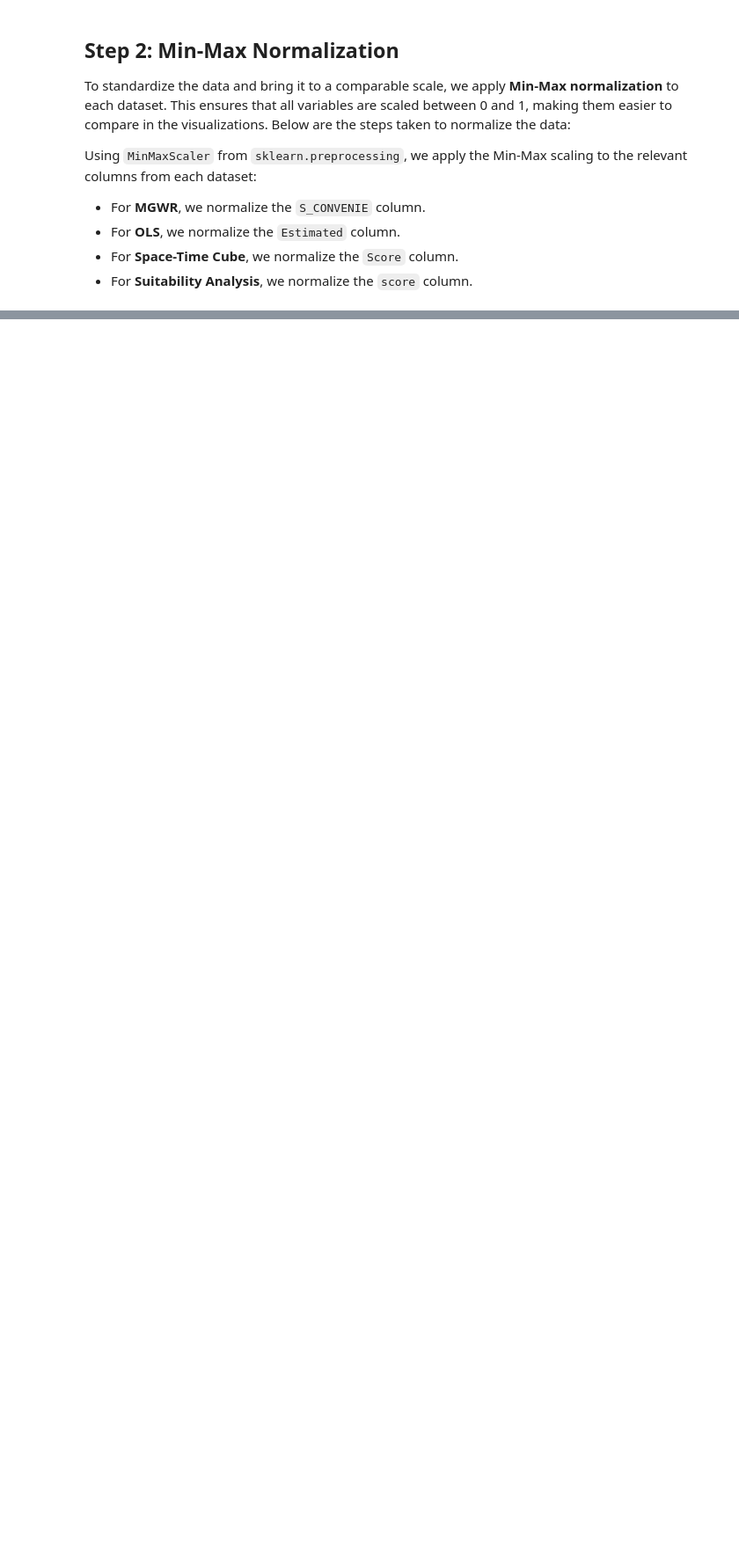
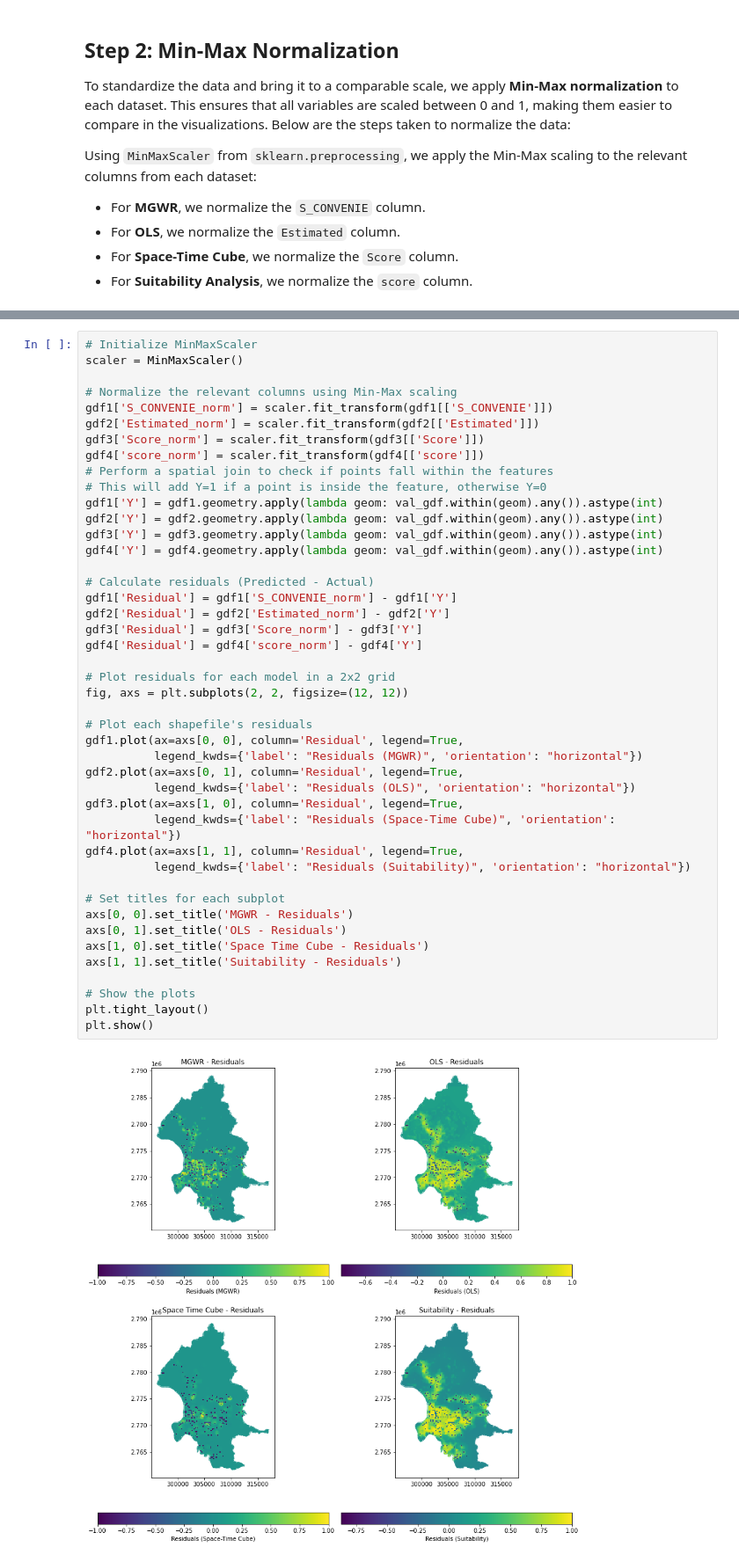
Before and after one commit to chuang091/MGWR, a Jupyter notebook: validation.ipynb, the cells around one changed output, grey strips where cells are left out. Shown at 88% size. Drawn from its saved outputs; the diff is of its cells as text; blank space fills up the shorter version.

```diff
--- a/validation.ipynb
+++ b/validation.ipynb
@@ -134,0 +168,46 @@ plt.show()
+# %%
+# Initialize MinMaxScaler
+scaler = MinMaxScaler()
+
+# Normalize the relevant columns using Min-Max scaling
+gdf1['S_CONVENIE_norm'] = scaler.fit_transform(gdf1[['S_CONVENIE']])
+gdf2['Estimated_norm'] = scaler.fit_transform(gdf2[['Estimated']])
+gdf3['Score_norm'] = scaler.fit_transform(gdf3[['Score']])
+gdf4['score_norm'] = scaler.fit_transform(gdf4[['score']])
+# Perform a spatial join to check if points fall within the features
+# This will add Y=1 if a point is inside the feature, otherwise Y=0
+gdf1['Y'] = gdf1.geometry.apply(lambda geom: val_gdf.within(geom).any()).astype(int)
+gdf2['Y'] = gdf2.geometry.apply(lambda geom: val_gdf.within(geom).any()).astype(int)
+gdf3['Y'] = gdf3.geometry.apply(lambda geom: val_gdf.within(geom).any()).astype(int)
+gdf4['Y'] = gdf4.geometry.apply(lambda geom: val_gdf.within(geom).any()).astype(int)
+
+# Calculate residuals (Predicted - Actual)
+gdf1['Residual'] = gdf1['S_CONVENIE_norm'] - gdf1['Y']
+gdf2['Residual'] = gdf2['Estimated_norm'] - gdf2['Y']
+gdf3['Residual'] = gdf3['Score_norm'] - gdf3['Y']
+gdf4['Residual'] = gdf4['score_norm'] - gdf4['Y']
+
+# Plot residuals for each model in a 2x2 grid
+fig, axs = plt.subplots(2, 2, figsize=(12, 12))
+
+# Plot each shapefile's residuals
+gdf1.plot(ax=axs[0, 0], column='Residual', legend=True,
+          legend_kwds={'label': "Residuals (MGWR)", 'orientation': "horizontal"})
+gdf2.plot(ax=axs[0, 1], column='Residual', legend=True,
+          legend_kwds={'label': "Residuals (OLS)", 'orientation': "horizontal"})
+gdf3.plot(ax=axs[1, 0], column='Residual', legend=True,
+          legend_kwds={'label': "Residuals (Space-Time Cube)", 'orientation': "horizontal"})
+gdf4.plot(ax=axs[1, 1], column='Residual', legend=True,
+          legend_kwds={'label': "Residuals (Suitability)", 'orientation': "horizontal"})
+
+# Set titles for each subplot
+axs[0, 0].set_title('MGWR - Residuals')
+axs[0, 1].set_title('OLS - Residuals')
+axs[1, 0].set_title('Space Time Cube - Residuals')
+axs[1, 1].set_title('Suitability - Residuals')
+
+# Show the plots
+plt.tight_layout()
+plt.show()
+# %% [output]
+[figure, added]
```
Also changed, not shown: parts of 8 cells of this notebook, 1 other file.
